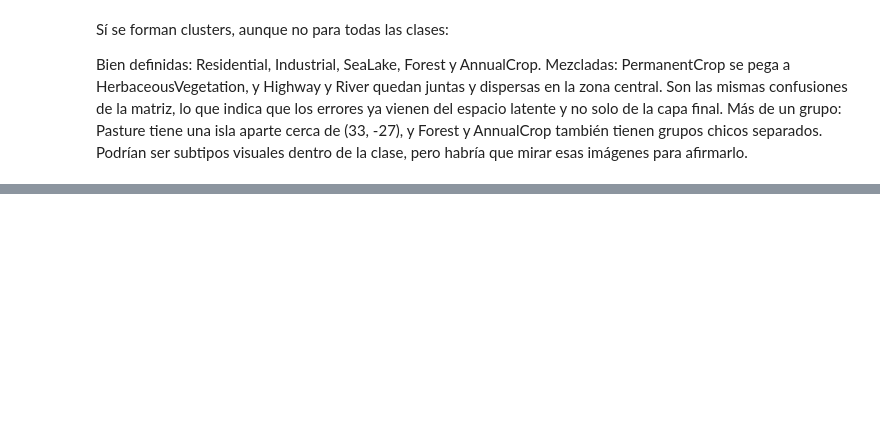
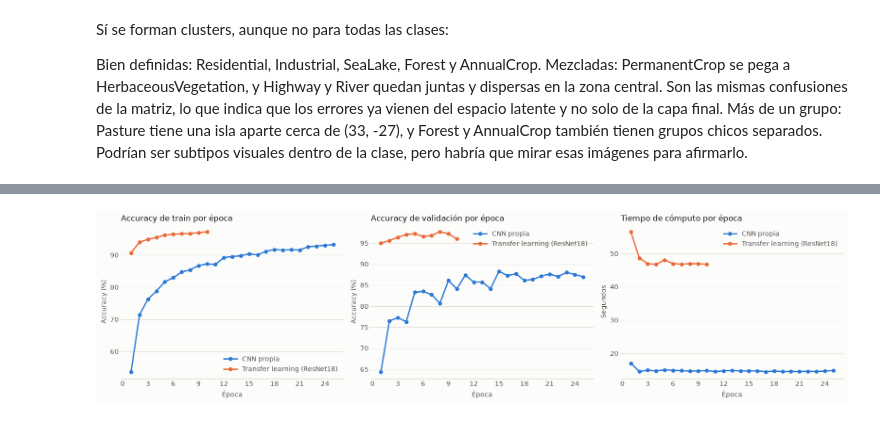
Before and after one commit to Kasssio/TD6-TP3, a Jupyter notebook: model.ipynb, the cells around one changed output, grey strips where cells are left out. Cells and saved outputs as stored; diff of their text form; code cells hidden in the pictures; blank space fills up the shorter version.

Commit message:
transfer learning hecho

```diff
--- a/model.ipynb
+++ b/model.ipynb
@@ -411,0 +503,35 @@ Más de un grupo: Pasture tiene una isla aparte cerca de (33, -27), y Forest y A
+# %%
+COLOR_CNN, COLOR_TL = "#2a78d6", "#eb6834"
+
+def plot_comparacion(cnn_train, cnn_val, cnn_times, tl_train, tl_val, tl_times):
+    fig, axes = plt.subplots(1, 3, figsize=(16, 4.2), facecolor="#fcfcfb")
+    paneles = [
+        (axes[0], cnn_train, tl_train, "Accuracy de train por época", "Accuracy (%)"),
+        (axes[1], cnn_val,   tl_val,   "Accuracy de validación por época", "Accuracy (%)"),
+        (axes[2], cnn_times, tl_times, "Tiempo de cómputo por época", "Segundos"),
+    ]
+    for ax, cnn, tl, titulo, ylabel in paneles:
+        ax.plot(range(1, len(cnn) + 1), cnn, color=COLOR_CNN, linewidth=2,
+                marker="o", markersize=5, label="CNN propia")
+        ax.plot(range(1, len(tl) + 1), tl, color=COLOR_TL, linewidth=2,
+                marker="o", markersize=5, label="Transfer learning (ResNet18)")
+        ax.set_title(titulo, loc="left", fontsize=12, color="#0b0b0b")
+        ax.set_xlabel("Época", color=TINTA)
+        ax.set_ylabel(ylabel, color=TINTA)
+        ax.xaxis.set_major_locator(MaxNLocator(integer=True))
+        ax.set_facecolor("#fcfcfb")
+        ax.grid(axis="y", color=GRILLA, linewidth=0.8)
+        ax.set_axisbelow(True)
+        ax.tick_params(colors=TINTA, length=0)
+        for lado in ["top", "right", "left"]:
+            ax.spines[lado].set_visible(False)
+        ax.spines["bottom"].set_color(EJE)
+        ax.legend(frameon=False, labelcolor=TINTA)
+    fig.tight_layout()
+    fig.savefig("comparacion_cnn_vs_tl.png", dpi=150, facecolor=fig.get_facecolor())
+    plt.show()
+
+plot_comparacion(train_accs, val_accs, cnn_times,
+                 tl_train_accs, tl_val_accs, tl_times)
+# %% [output]
+[figure, added]
```
Also changed, not shown: parts of 10 cells of this notebook, 6 other files.
